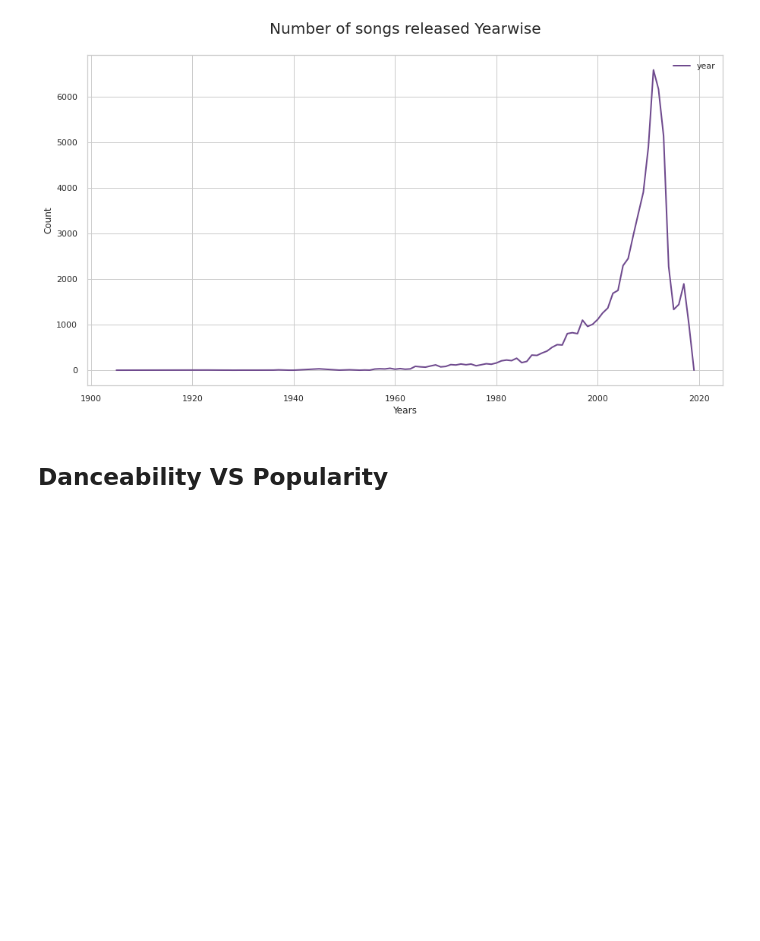
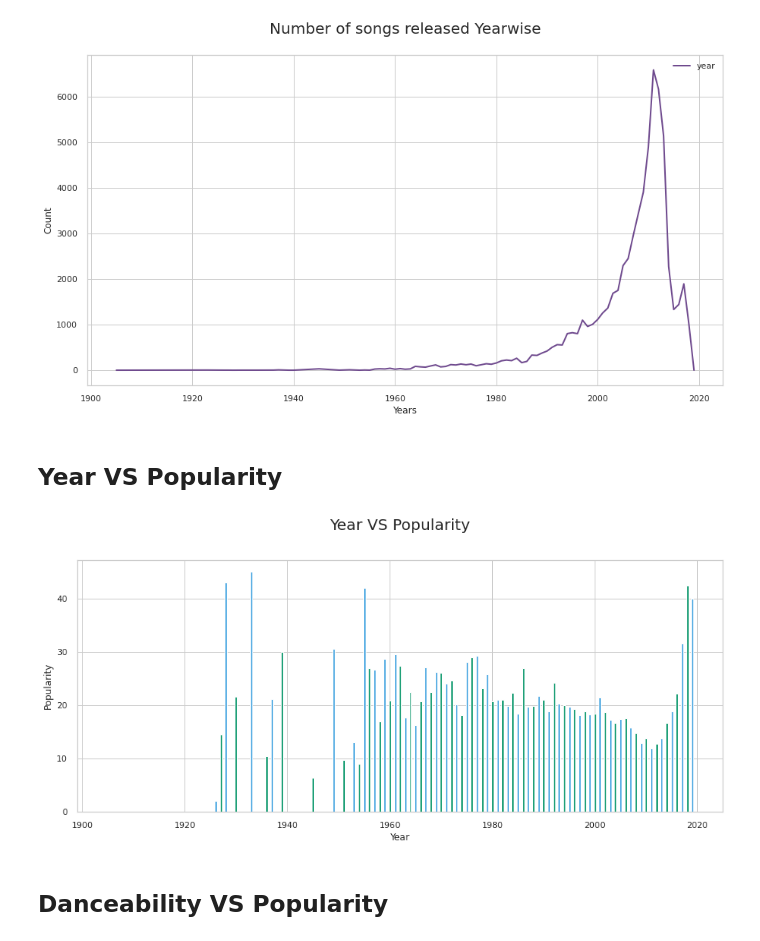
Before and after one commit to AndreaBe99/big-data-project, a Jupyter notebook: spotify_genre_popularity_model_pyspark.ipynb, the cells around one changed output. Drawn from its saved outputs; the diff is of its cells as text; code cells hidden in the pictures; blank space fills up the shorter version.

```diff
--- a/spotify_genre_popularity_model_pyspark.ipynb
+++ b/spotify_genre_popularity_model_pyspark.ipynb
@@ -225,11 +263,0 @@ root
-# %%
-def to_date_(col, formats=("yyyy-MM-dd", "y")):
-    # Spark 2.2 or later syntax, for < 2.2 use unix_timestamp and cast
-    return coalesce(*[to_date(col, f) for f in formats])
-
-spotify_tracks = spotify_tracks.withColumn("album_release_date_td", to_date_("album_release_date"))
-# %%
-# Split date to columns
-spotify_tracks = spotify_tracks.withColumn('day', dayofmonth(col('album_release_date_td')))
-spotify_tracks = spotify_tracks.withColumn('month', month(col('album_release_date_td')))
-spotify_tracks = spotify_tracks.withColumn('year', year(col('album_release_date_td')))
@@ -238,4 +263,0 @@ spotify_tracks = spotify_tracks.withColumn('year', year(col('album_release_date_
-# %%
-# Delete columns
-cols = ("album_release_date", "album_release_date_td", "audio_avg_pitches","audio_avg_timbre", "audio_avg_pitches_list", "audio_avg_timbre_list", "track_uri", "id")
-spotify_tracks = spotify_tracks.drop(*cols)
@@ -394,11 +411,0 @@ plt.xticks(rotation = 90)
-# %%
-# visualize the popularity of PearlJam songs over the year
-DaftPunk = spotify_tracks_pd[spotify_tracks_pd['artist_name'] == 'Daft Punk']
-plt.rcParams['figure.figsize'] = (11,7)
-# line plot passing x,y
-sns.lineplot(x='year', y='track_popularity', data=DaftPunk, color='green')
-# Labels
-plt.title("The DaftPunk Popularity")
-plt.xlabel('Year')
-plt.ylabel('Popularity')
-plt.show()
@@ -432,6 +421,22 @@ plt.ylabel('Count')
 ax.axes.get_xaxis().set_visible(True)
 # %% [output]
 [figure]
+# %% [markdown]
+## Year VS Popularity
+# %%
+keypop = pd.DataFrame(spotify_tracks_pd.groupby('year')['track_popularity'].mean()).reset_index()
+
+fig = plt.figure(figsize=(15,6))
+plt.bar( keypop['year'],
+         keypop['track_popularity'],
+         width=0.45,
+         color = ['#60B2E5','#21A179'])
+plt.title('Year VS Popularity',y=1.1,fontsize=20)
+plt.xlabel('Year')
+plt.ylabel('Popularity')
+ax.axes.get_xaxis().set_visible(True)
+# %% [output]
+[figure, added]
 # %% [markdown]
 ## Danceability VS Popularity
 # %%
```
Also changed, not shown: parts of 144 cells of this notebook, 4 other files.
